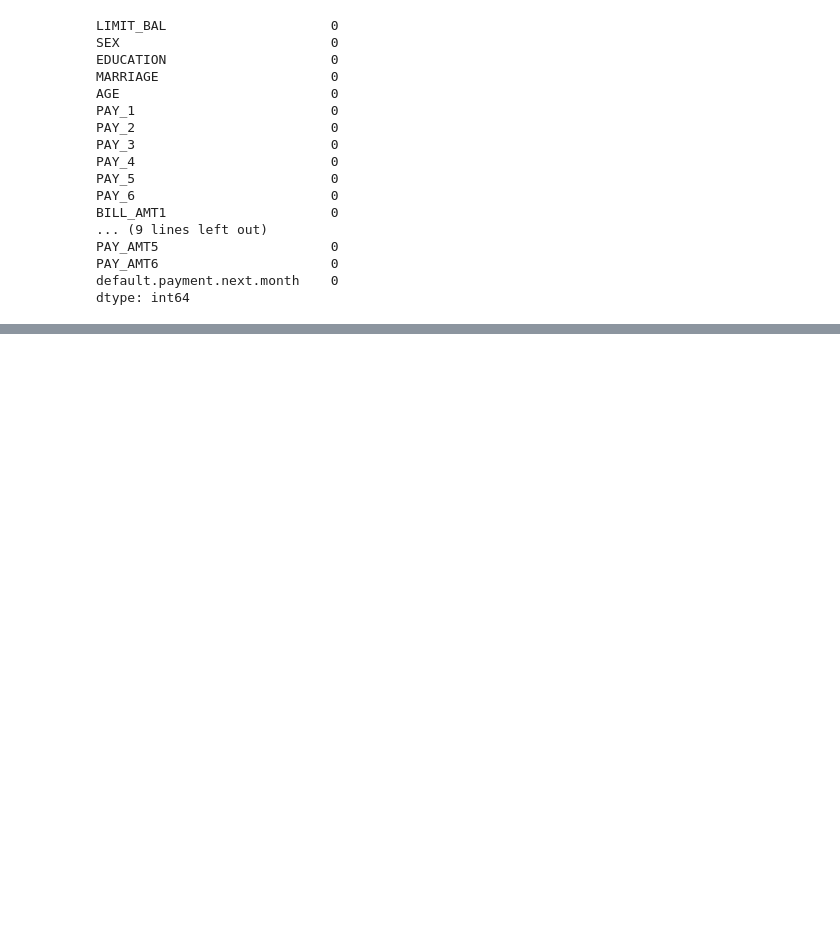
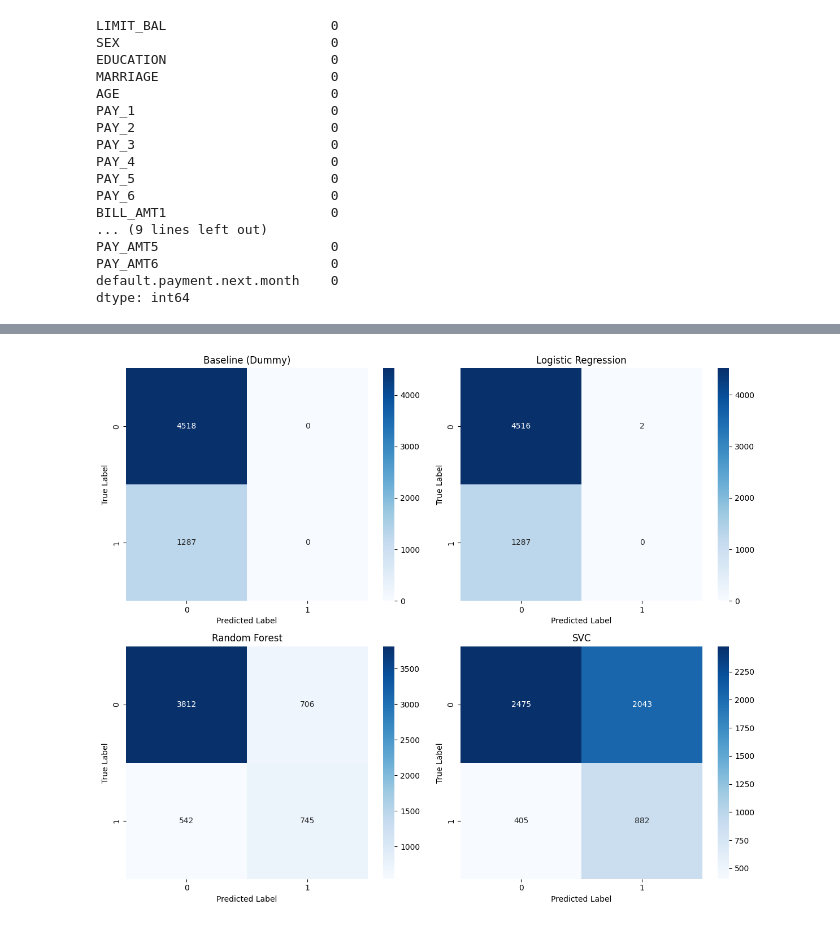
Before and after one commit to Gloreti03/Credit-score-project, a Jupyter notebook: Credit_Score_Project.ipynb, the cells around one changed output, grey strips where cells are left out. Cells and saved outputs as stored; diff of their text form; code cells hidden in the pictures; blank space fills up the shorter version.

```diff
--- a/Credit_Score_Project.ipynb
+++ b/Credit_Score_Project.ipynb
@@ -191,0 +203,16 @@ Experiment with some of the dimensionality reduction techniques seen in class (e
+# %%
+# Fitting a baseline model
+baseline = DummyClassifier(strategy='most_frequent')
+baseline.fit(X_train, y_train)
+
+# Fitting a Logistic Regression model
+clf1 = LogisticRegression()
+clf1.fit(X_train, y_train)
+
+# Fitting a Random Forest model
+clf2 = RandomForestClassifier(n_estimators=100, max_depth=10, random_state=42, class_weight='balanced')
+clf2.fit(X_train, y_train)
+
+# Fitting a Support Vector Machine model
+clf3 = SVC(kernel='rbf', C=1.0, probability=True, random_state=42, class_weight='balanced')
+clf3.fit(X_train, y_train)
@@ -191,0 +272,35 @@ Experiment with some of the dimensionality reduction techniques seen in class (e
+# %%
+# Plotting confusion matrices for all the models
+cm_baseline = confusion_matrix(y_test, y_pred_baseline)
+cm_lr = confusion_matrix(y_test, y_pred_lr)
+cm_rf = confusion_matrix(y_test, y_pred_rf)
+cm_svc = confusion_matrix(y_test, y_pred_svc)
+
+# Creazione della griglia 2x2
+fig, axes = plt.subplots(2, 2, figsize=(12, 10))
+
+# Baseline
+sns.heatmap(cm_baseline, annot=True, fmt='d', cmap='Blues', ax=axes[0, 0])
+axes[0, 0].set_title('Baseline (Dummy)')
+
+# Logistic Regression
+sns.heatmap(cm_lr, annot=True, fmt='d', cmap='Blues', ax=axes[0, 1])
+axes[0, 1].set_title('Logistic Regression')
+
+# Random Forest
+sns.heatmap(cm_rf, annot=True, fmt='d', cmap='Blues', ax=axes[1, 0])
+axes[1, 0].set_title('Random Forest')
+
+# SVC
+sns.heatmap(cm_svc, annot=True, fmt='d', cmap='Blues', ax=axes[1, 1])
+axes[1, 1].set_title('SVC')
+
+# Etichette comuni
+for ax in axes.flat:
+    ax.set_xlabel('Predicted Label')
+    ax.set_ylabel('True Label')
+
+plt.tight_layout()
+plt.show()
+# %% [output]
+[figure, added]
```
Also changed, not shown: parts of 45 cells of this notebook.
